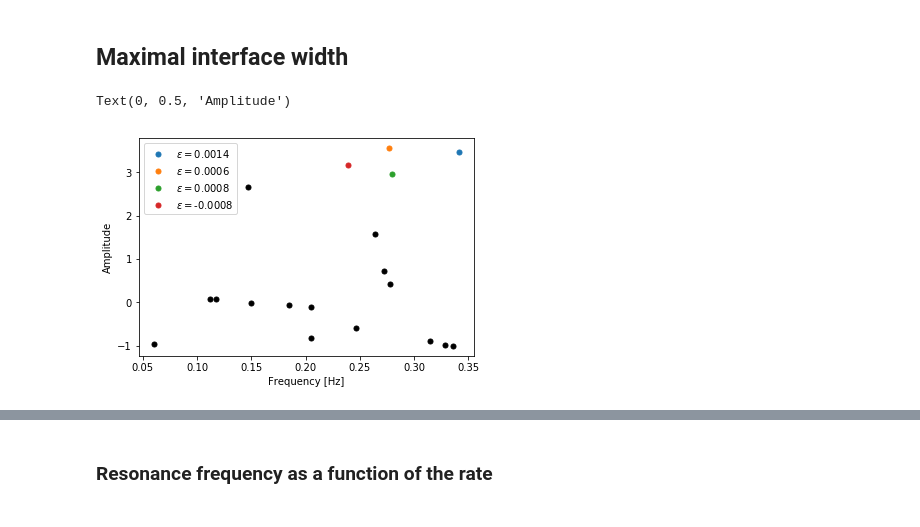
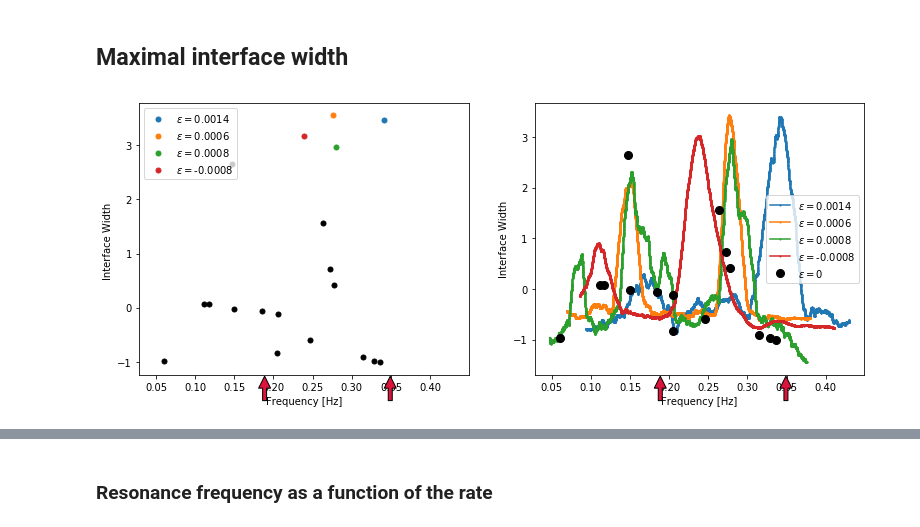
Before and after one commit to balintkaszas/boSchlieren, a Jupyter notebook: 0505.ipynb, the cells around one changed output, grey strips where cells are left out. Cells and saved outputs as stored; diff of their text form; code cells hidden in the pictures.

```diff
--- a/0505.ipynb
+++ b/0505.ipynb
@@ -209,9 +209,17 @@ def getMax(e):
     maxValue = np.max(normalize(allData[e]['movingAvgw']))
     maxFreq = lin(allData[e]['time'][maxPlace], *allData[e]['coeffs'])
     return [maxFreq, maxValue, allData[e]['coeffs'][0]]
+
+def getMaxPosition(e):
+    maxPlace = np.argmax(allData[e]['movingAvg'])
+    maxValue = np.max(normalize(allData[e]['movingAvg']))
+    maxFreq = lin(allData[e]['time'][maxPlace], *allData[e]['coeffs'])
+    return [maxFreq, maxValue, allData[e]['coeffs'][0]]
 # %%
 maxWidthPlaces = []
+maxAmplPlaces = []
 for e in ramps:
     maxWidthPlaces.append(getMax(e))
+    maxAmplPlaces.append(getMaxPosition(e))
 # %%
 maxWidthPlaces = np.array(maxWidthPlaces)
@@ -218,11 +227,32 @@ maxWidthPlaces = np.array(maxWidthPlaces)
-# %%
-plt.plot(frozenFreqs, normalize(Resonance[:,1]), 'o', markersize=5, c='Black')
-for e in maxWidthPlaces:
-
-    plt.plot(e[0], e[1], 'o', markersize=5, label='$\epsilon = $%s' %round(e[2], 4))
-plt.legend(loc='upper left')
-plt.xlabel('Frequency [Hz]')
-plt.ylabel('Amplitude')
-# %% [output]
-Text(0, 0.5, 'Amplitude')
-[figure, removed]
+# %%
+f, (ax1, ax2) = plt.subplots(1, 2, figsize=(13, 5))
+
+ax1.plot(frozenFreqs, normalize(Resonance[:,1]), 'o', markersize=5, c='Black')
+for e in maxWidthPlaces:
+
+    ax1.plot(e[0], e[1], 'o', markersize=5, label='$\epsilon = $%s' %round(e[2], 4))
+ax1.legend(loc='upper left')
+ax1.set_xlabel('Frequency [Hz]')
+ax1.set_ylabel('Interface Width ')
+for i,e in enumerate(ramps):
+    plottime = allData[e]['time'][N:-N]
+    ax2.plot(lin(plottime, *allData[e]['coeffs']), normalize(allData[e]['movingAvgw'][N:-N]), '-o', markersize=1, label='$\epsilon = $%s' %round(maxWidthPlaces[i][2], 4))
+
+ax2.plot(frozenFreqs, normalize(Resonance[:,1]), 'o', markersize=8, c='Black', label = '$\epsilon = 0$')
+
+ax2.legend(loc='best')
+ax2.set_xlabel('Frequency [Hz]')
+ax2.set_ylabel('Interface Width')
+ax1.set_xlim(ax2.get_xlim())
+
+markXaxis(ax1, TheorResonanceFirst)
+markXaxis(ax2, TheorResonanceFirst)
+#markXaxis(ax1, TheorResonanceSecond)
+#markXaxis(ax2, TheorResonanceSecond)
+
+markXaxis(ax1, 2*TheorResonanceFirst)
+markXaxis(ax2, 2*TheorResonanceFirst)
+#markXaxis(ax1, 2*TheorResonanceSecond)
+#markXaxis(ax2, 2*TheorResonanceSecond)
+# %% [output]
+[figure, added]
```
Also changed, not shown: parts of 8 cells of this notebook, 5 other files.
